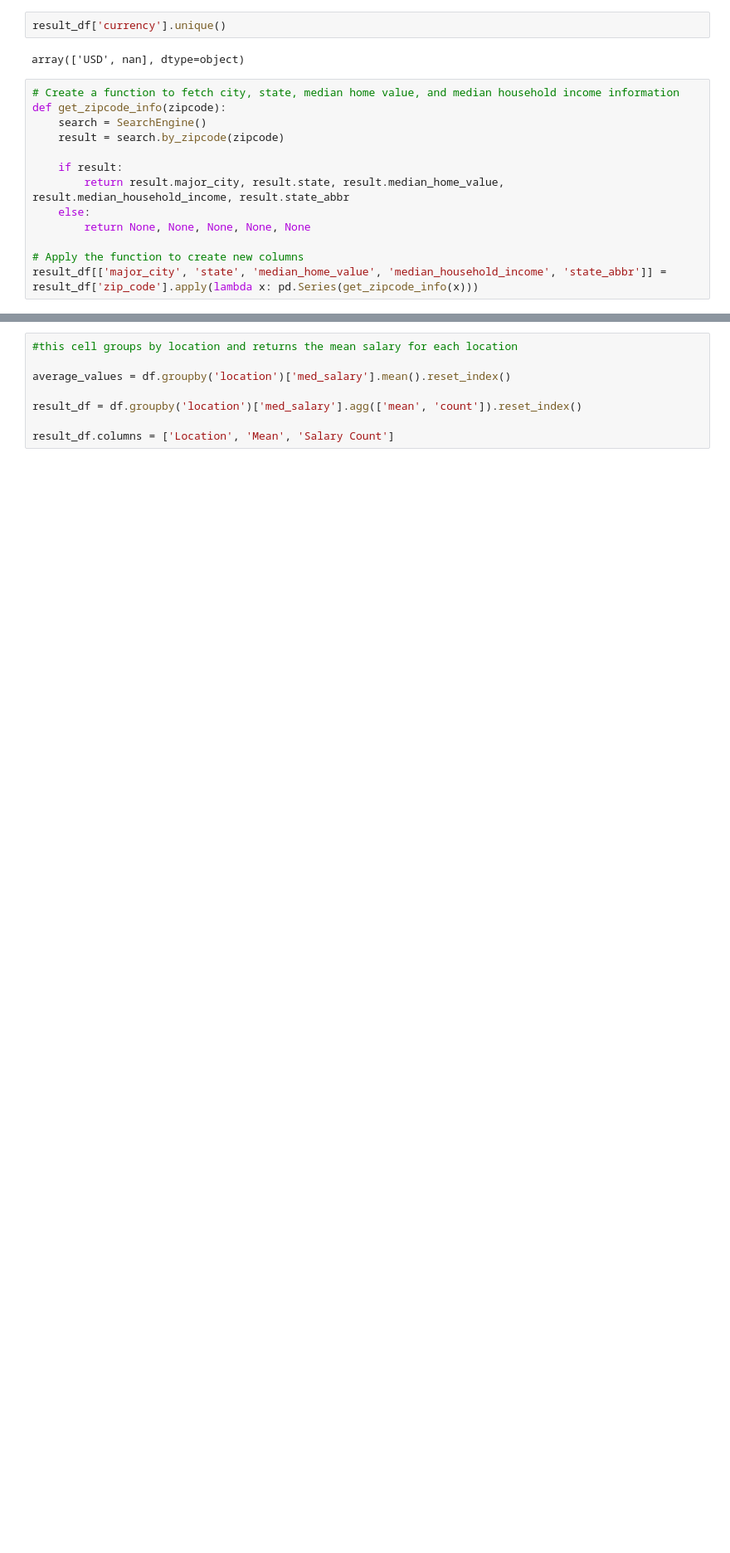
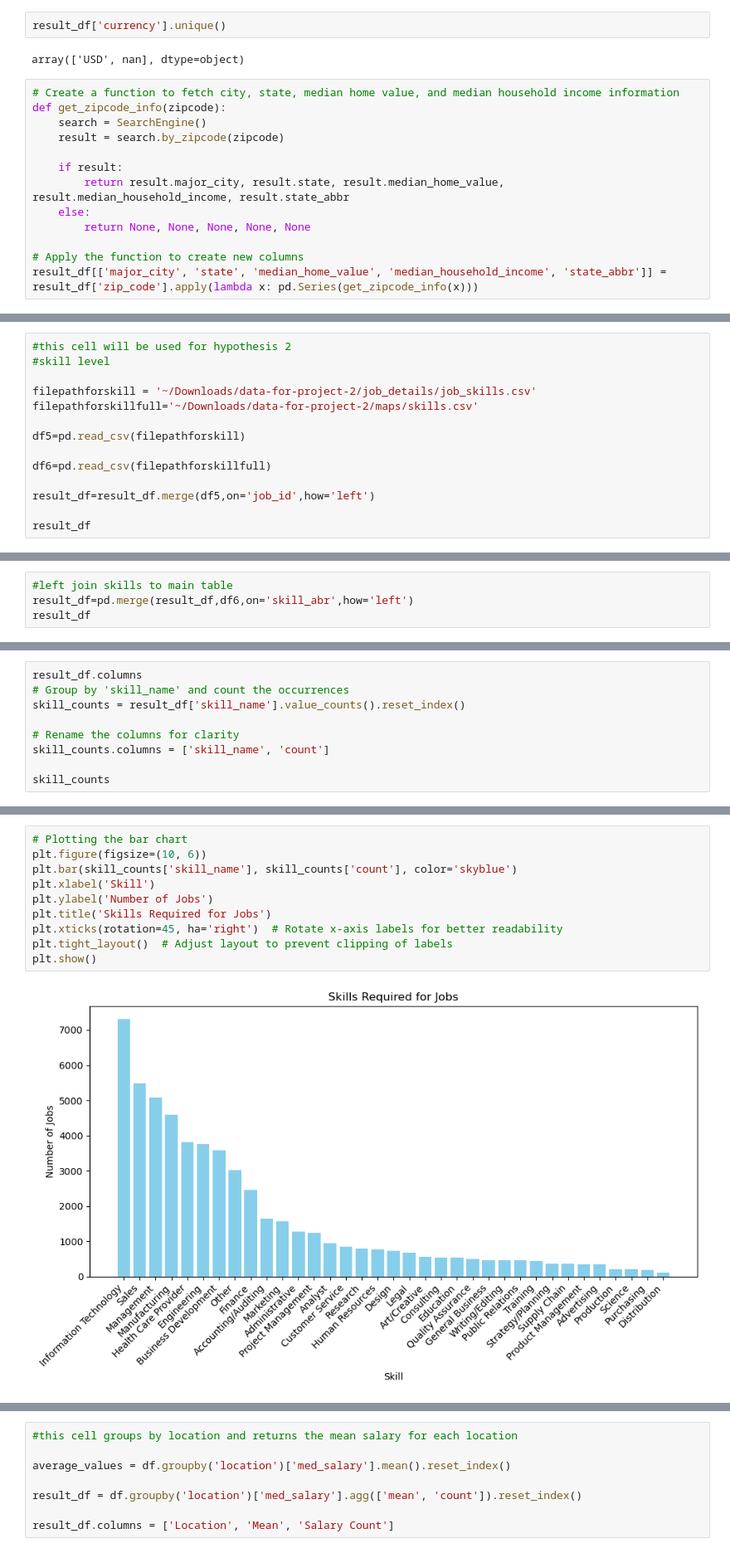
Before and after one commit to UC-Berkeley-I-School/Project-2-LinkedIn-Analysis, a Jupyter notebook: Project 2.ipynb, the cells around one changed output, grey strips where cells are left out. Shown at 83% size. Drawn from its saved outputs; the diff is of its cells as text; blank space fills up the shorter version.

```diff
--- a/Project 2.ipynb
+++ b/Project 2.ipynb
@@ -208,0 +225,14 @@ len(mismatch_df)
+# %%
+#this cell will be used for hypothesis 2
+#skill level
+
+filepathforskill = '~/Downloads/data-for-project-2/job_details/job_skills.csv'
+filepathforskillfull='~/Downloads/data-for-project-2/maps/skills.csv'
+
+df5=pd.read_csv(filepathforskill)
+
+df6=pd.read_csv(filepathforskillfull)
+
+result_df=result_df.merge(df5,on='job_id',how='left')
+
+result_df
@@ -208,0 +253,4 @@ len(mismatch_df)
+# %%
+#left join skills to main table
+result_df=pd.merge(result_df,df6,on='skill_abr',how='left')
+result_df
@@ -208,0 +273,9 @@ len(mismatch_df)
+# %%
+result_df.columns
+# Group by 'skill_name' and count the occurrences
+skill_counts = result_df['skill_name'].value_counts().reset_index()
+
+# Rename the columns for clarity
+skill_counts.columns = ['skill_name', 'count']
+
+skill_counts
@@ -208,0 +300,12 @@ len(mismatch_df)
+# %%
+# Plotting the bar chart
+plt.figure(figsize=(10, 6))
+plt.bar(skill_counts['skill_name'], skill_counts['count'], color='skyblue')
+plt.xlabel('Skill')
+plt.ylabel('Number of Jobs')
+plt.title('Skills Required for Jobs')
+plt.xticks(rotation=45, ha='right')  # Rotate x-axis labels for better readability
+plt.tight_layout()  # Adjust layout to prevent clipping of labels
+plt.show()
+# %% [output]
+[figure, added]
```
Also changed, not shown: parts of 24 cells of this notebook.
